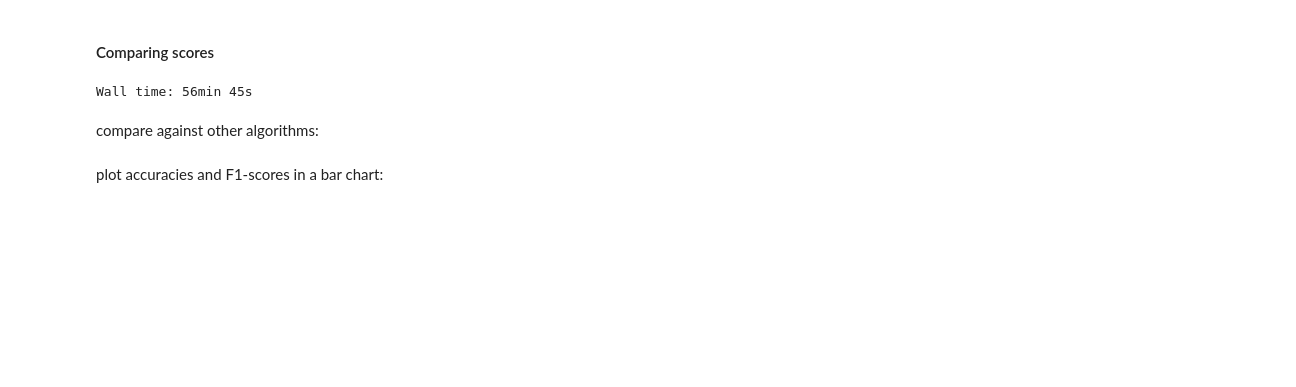
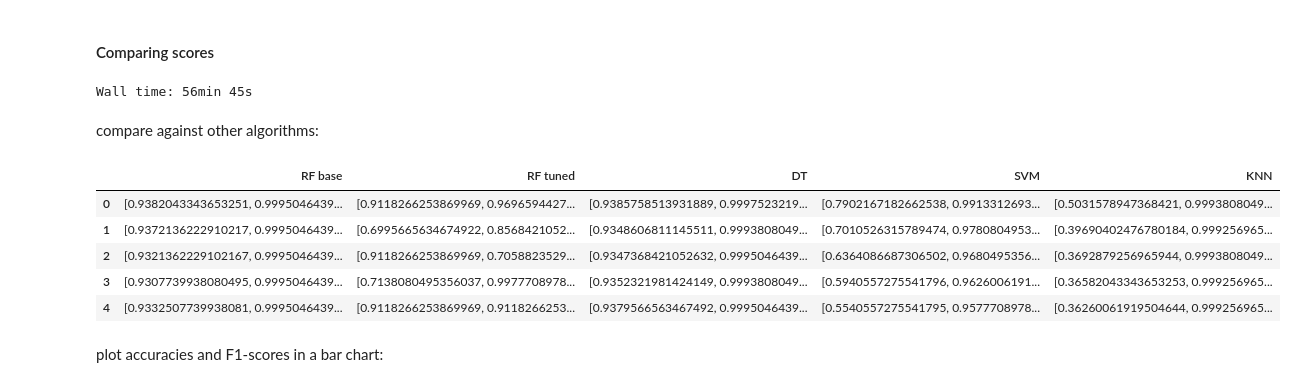
Before and after one commit to dewi-ekker/DNS_Tunnel_Detection_Interface, a Jupyter notebook: hyperparameter tuning and Monte Carlo.ipynb, the cells around one changed output. Drawn from its saved outputs; the diff is of its cells as text; code cells hidden in the pictures; blank space fills up the shorter version.

```diff
--- a/hyperparameter tuning and Monte Carlo.ipynb
+++ b/hyperparameter tuning and Monte Carlo.ipynb
@@ -116,6 +112,15 @@ acc_scores['SVM'], F1_scores['SVM'] = avg_scores(svm)
 from sklearn.neighbors import KNeighborsClassifier
 neigh = KNeighborsClassifier()
 acc_scores['KNN'], F1_scores['KNN'] = avg_scores(neigh)
+# %%
+display(acc_scores.head(5))
+# %% [output]
+|  | RF base | RF tuned | DT | SVM | KNN |
+| 0 | [0.9382043343653251, 0.9995046439... | [0.9118266253869969, 0.9696594427... | [0.9385758513931889, 0.9997523219... | [0.7902167182662538, 0.9913312693... | [0.5031578947368421, 0.9993808049... |
+| 1 | [0.9372136222910217, 0.9995046439... | [0.6995665634674922, 0.8568421052... | [0.9348606811145511, 0.9993808049... | [0.7010526315789474, 0.9780804953... | [0.39690402476780184, 0.999256965... |
+| 2 | [0.9321362229102167, 0.9995046439... | [0.9118266253869969, 0.7058823529... | [0.9347368421052632, 0.9995046439... | [0.6364086687306502, 0.9680495356... | [0.3692879256965944, 0.9993808049... |
+| 3 | [0.9307739938080495, 0.9995046439... | [0.7138080495356037, 0.9977708978... | [0.9352321981424149, 0.9993808049... | [0.5940557275541796, 0.9626006191... | [0.36582043343653253, 0.999256965... |
+| 4 | [0.9332507739938081, 0.9995046439... | [0.9118266253869969, 0.9118266253... | [0.9379566563467492, 0.9995046439... | [0.5540557275541795, 0.9577708978... | [0.36260061919504644, 0.999256965... |
 # %% [markdown]
 plot accuracies and F1-scores in a bar chart:
 # %%
```
Also changed, not shown: parts of 8 cells of this notebook, 28 other files.
